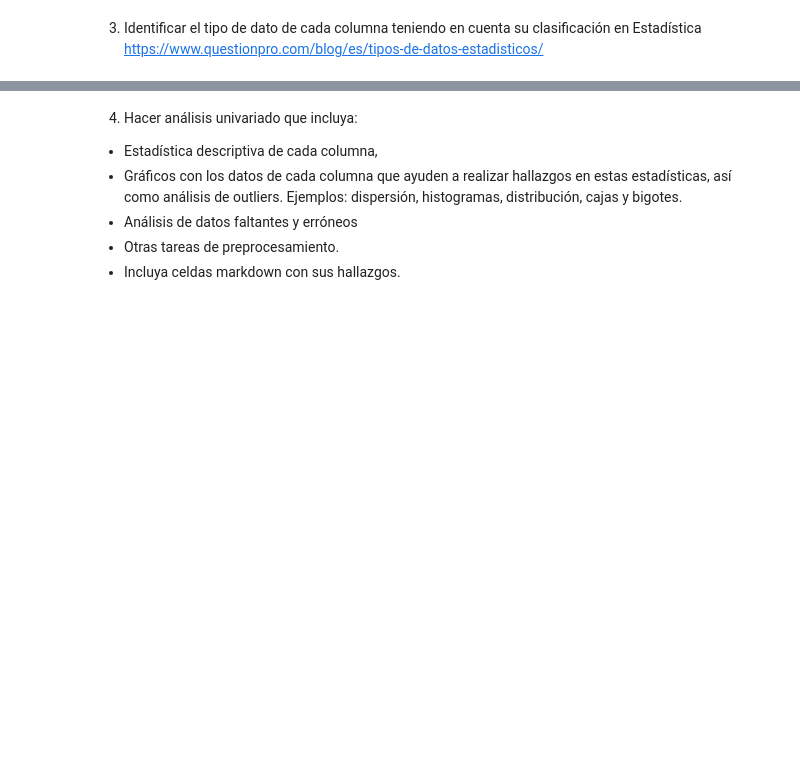
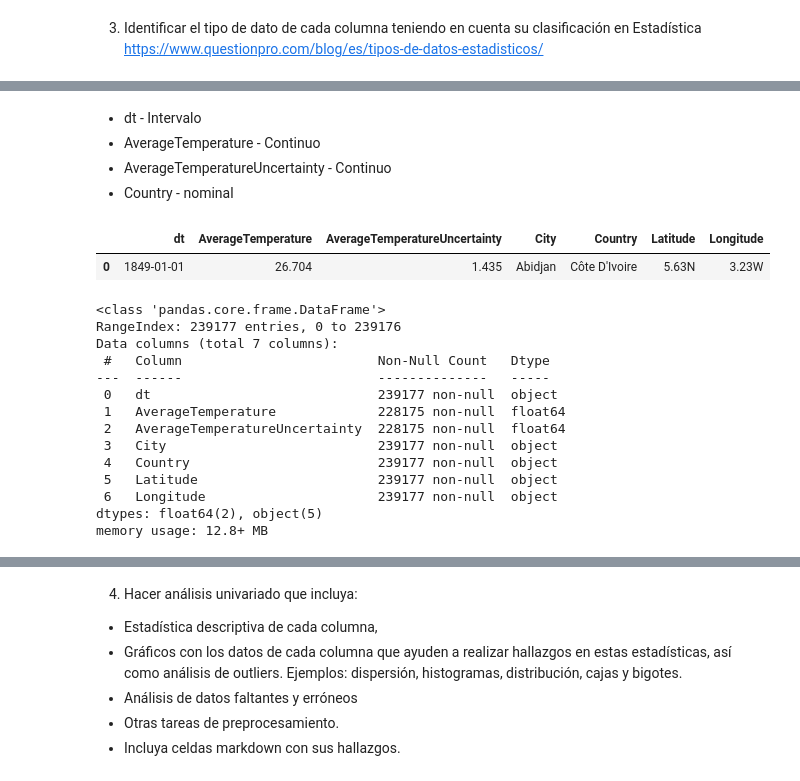
Before and after one commit to G4ll4rd0/ClimaGlobalPAD_O2022, a Jupyter notebook: limpiezaPreprocesamiento.ipynb, the cells around one changed output, grey strips where cells are left out. Cells and saved outputs as stored; diff of their text form; code cells hidden in the pictures; blank space fills up the shorter version.

```diff
--- a/limpiezaPreprocesamiento.ipynb
+++ b/limpiezaPreprocesamiento.ipynb
@@ -41,0 +119,25 @@ Todas las tablas de datos son de panel, ya que se refieren a datos temporales de
+# %% [markdown]
+* dt  -   Intervalo
+* AverageTemperature  -   Continuo
+* AverageTemperatureUncertainty  -   Continuo
+* Country  - nominal
+# %%
+dfMajorCity.head(1)
+dfMajorCity.info()
+# %% [output]
+|  | dt | AverageTemperature | AverageTemperatureUncertainty | City | Country | Latitude | Longitude |
+| 0 | 1849-01-01 | 26.704 | 1.435 | Abidjan | Côte D'Ivoire | 5.63N | 3.23W |
+<class 'pandas.core.frame.DataFrame'>
+RangeIndex: 239177 entries, 0 to 239176
+Data columns (total 7 columns):
+ #   Column                         Non-Null Count   Dtype
+---  ------                         --------------   -----
+ 0   dt                             239177 non-null  object
+ 1   AverageTemperature             228175 non-null  float64
+ 2   AverageTemperatureUncertainty  228175 non-null  float64
+ 3   City                           239177 non-null  object
+ 4   Country                        239177 non-null  object
+ 5   Latitude                       239177 non-null  object
+ 6   Longitude                      239177 non-null  object
+dtypes: float64(2), object(5)
+memory usage: 12.8+ MB
```
Also changed, not shown: parts of 8 cells of this notebook, 1 other file.
